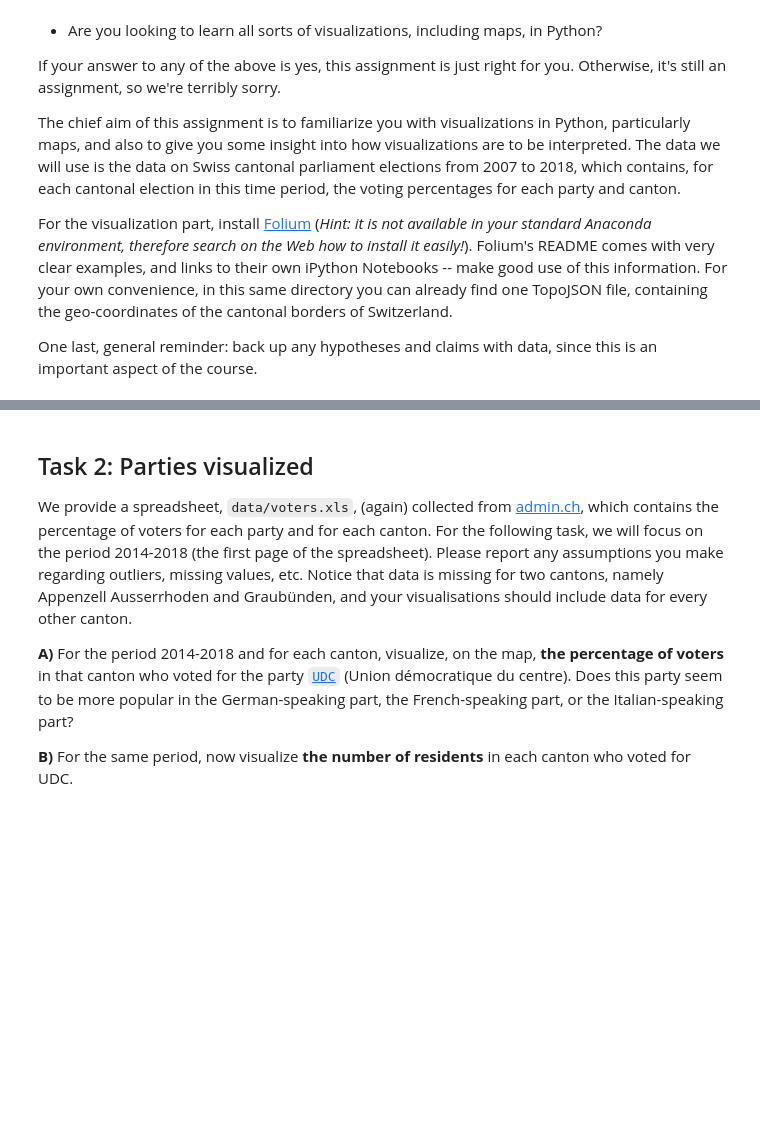
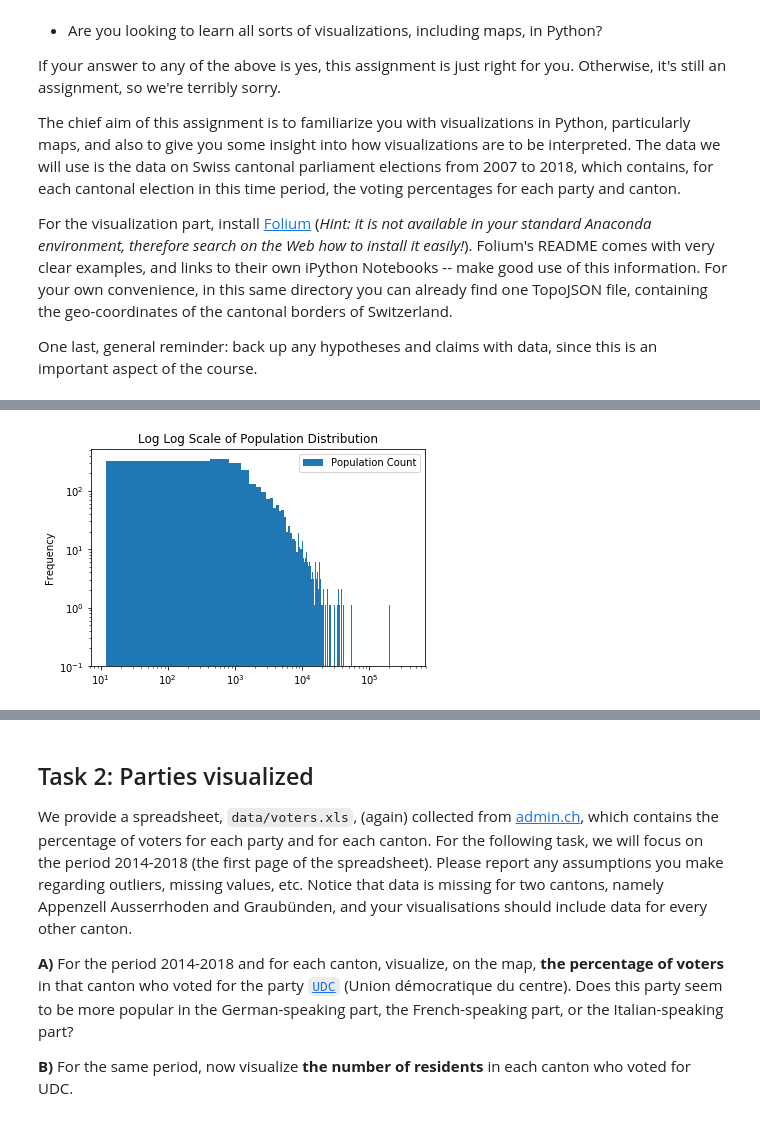
Before and after one commit to Sytta/ADA2018-Homework-CANada, a Jupyter notebook: 02 - Visualisation/HW2_main.ipynb, the cells around one changed output, grey strips where cells are left out. Drawn from its saved outputs; the diff is of its cells as text; code cells hidden in the pictures; blank space fills up the shorter version.

```diff
--- a/02 - Visualisation/HW2_main.ipynb
+++ b/02 - Visualisation/HW2_main.ipynb
@@ -76,0 +129,5 @@ canton_map
+# %%
+ax_log_bin1000 = communes_with_count.plot.hist(bins = 1000, bottom = 0.1, loglog = True,
+                                          title = "Log Log Scale of Population Distribution")
+# %% [output]
+[figure, added]
```
Also changed, not shown: parts of 4 cells of this notebook.
